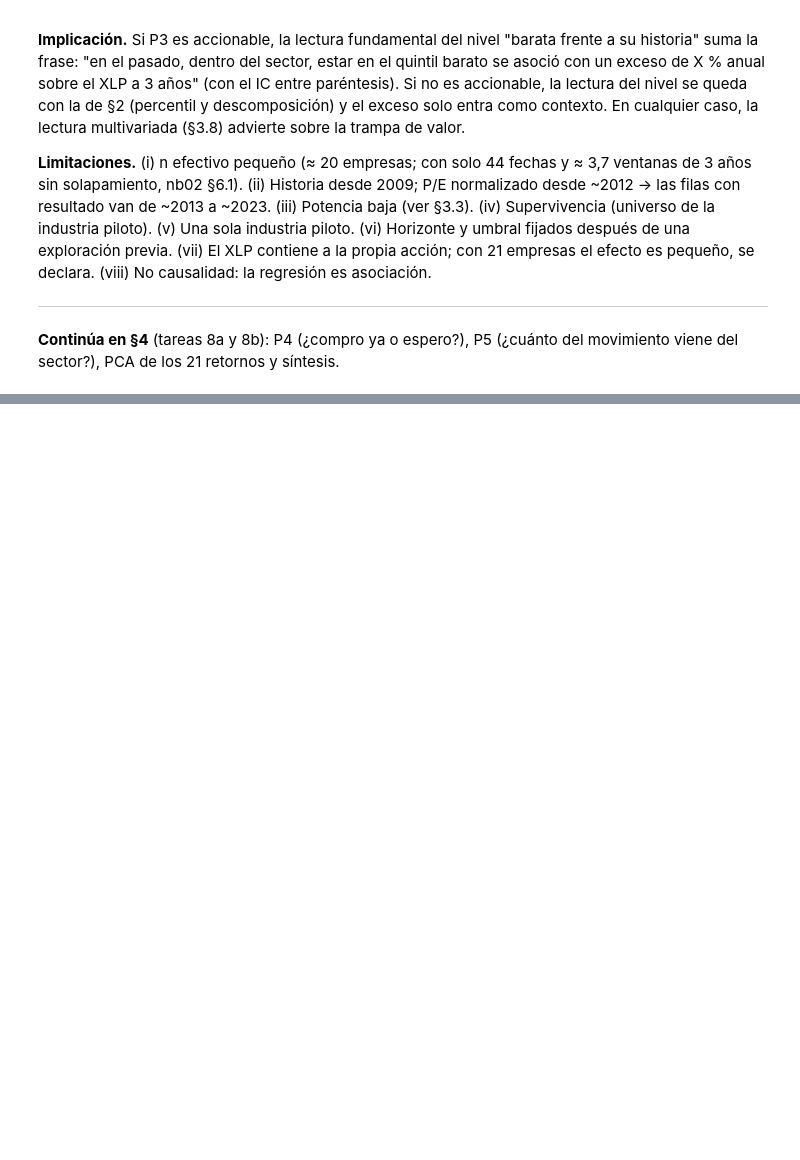
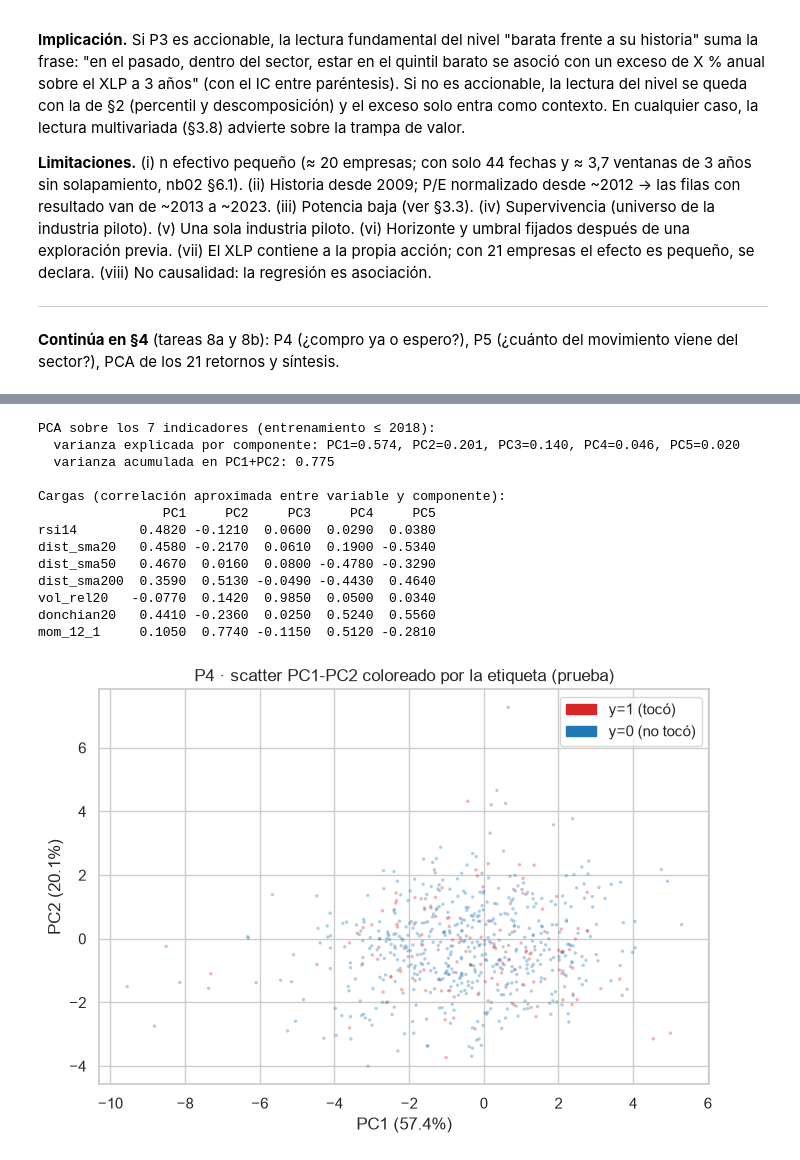
Before and after one commit to louis97/asistente-financiero, a Jupyter notebook: notebooks/04_eda_multivariado.ipynb, the cells around one changed output, grey strips where cells are left out. Drawn from its saved outputs; the diff is of its cells as text; code cells hidden in the pictures; blank space fills up the shorter version.

```diff
--- a/notebooks/04_eda_multivariado.ipynb
+++ b/notebooks/04_eda_multivariado.ipynb
@@ -1020,0 +1666,46 @@ P3 — sensibilidad de horizonte (sin decisión):
+# %%
+# --- 5.8 PCA de los 7 indicadores en el entrenamiento (varianza, cargas y scatter PC1-PC2 por etiqueta) ---
+from sklearn.decomposition import PCA
+
+sc_i = StandardScaler().fit(sub_tr[list(INDICADORES_7)])
+pca = PCA(n_components=min(5, len(INDICADORES_7))).fit(sc_i.transform(sub_tr[list(INDICADORES_7)]))
+
+varianza_exp = pca.explained_variance_ratio_
+print("PCA sobre los 7 indicadores (entrenamiento ≤ 2018):")
+print("  varianza explicada por componente: " + ", ".join(f"PC{i+1}={v:.3f}" for i,v in enumerate(varianza_exp)))
+print(f"  varianza acumulada en PC1+PC2: {varianza_exp[:2].sum():.3f}")
+
+cargas = pd.DataFrame(pca.components_, columns=list(INDICADORES_7),
+                      index=[f"PC{i+1}" for i in range(len(varianza_exp))]).T
+print("\nCargas (correlación aproximada entre variable y componente):")
+print(cargas.round(3).to_string())
+
+# Scatter PC1-PC2 coloreado por la etiqueta (prueba, para no sobreexponer el entrenamiento)
+Xte = sc_i.transform(sub_te[list(INDICADORES_7)])
+Zte = pca.transform(Xte)[:, :2]
+fig, ax = plt.subplots(figsize=(7, 5))
+colores = np.where(sub_te["y"].to_numpy() == 1, "#d62728", "#1f77b4")
+ax.scatter(Zte[:, 0], Zte[:, 1], s=6, alpha=0.35, c=colores, linewidth=0)
+ax.set_xlabel(f"PC1 ({varianza_exp[0]*100:.1f}%)"); ax.set_ylabel(f"PC2 ({varianza_exp[1]*100:.1f}%)")
+ax.set_title("P4 · scatter PC1-PC2 coloreado por la etiqueta (prueba)")
+import matplotlib.patches as mpatches
+ax.legend(handles=[mpatches.Patch(color="#d62728", label="y=1 (tocó)"),
+                   mpatches.Patch(color="#1f77b4", label="y=0 (no tocó)")], loc="upper right")
+plt.tight_layout()
+plt.savefig(ASSETS / "nb04_pca_indicadores.png", dpi=130)
+plt.show()
+# %% [output]
+PCA sobre los 7 indicadores (entrenamiento ≤ 2018):
+  varianza explicada por componente: PC1=0.574, PC2=0.201, PC3=0.140, PC4=0.046, PC5=0.020
+  varianza acumulada en PC1+PC2: 0.775
+
+Cargas (correlación aproximada entre variable y componente):
+                PC1     PC2     PC3     PC4     PC5
+rsi14        0.4820 -0.1210  0.0600  0.0290  0.0380
+dist_sma20   0.4580 -0.2170  0.0610  0.1900 -0.5340
+dist_sma50   0.4670  0.0160  0.0800 -0.4780 -0.3290
+dist_sma200  0.3590  0.5130 -0.0490 -0.4430  0.4640
+vol_rel20   -0.0770  0.1420  0.9850  0.0500  0.0340
+donchian20   0.4410 -0.2360  0.0250  0.5240  0.5560
+mom_12_1     0.1050  0.7740 -0.1150  0.5120 -0.2810
+[figure, added]
```
Also changed, not shown: parts of 33 cells of this notebook, 5 other files.
